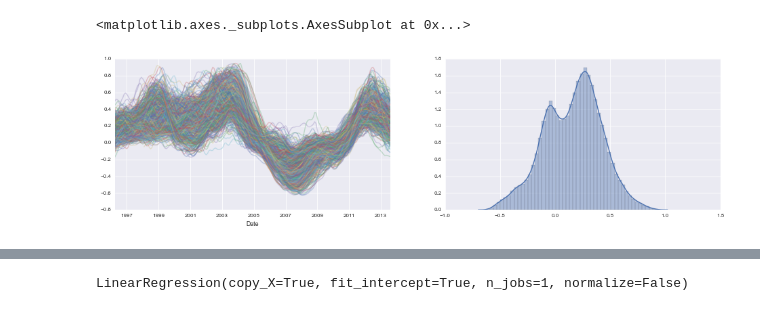
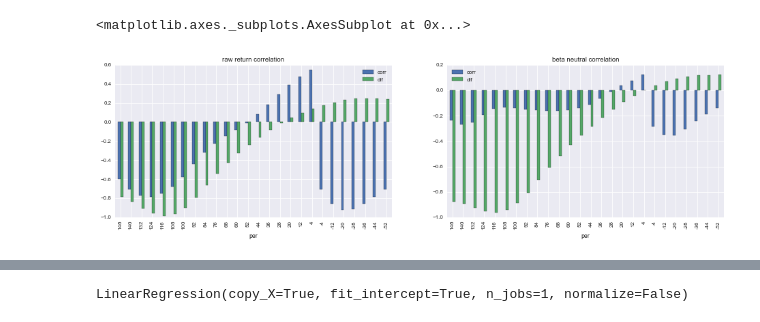
Before and after one commit to rhouck/re, a Jupyter notebook: explore.ipynb, the cells around one changed output, grey strips where cells are left out. Cells and saved outputs as stored; diff of their text form; code cells hidden in the pictures.

Commit message:
beta calcs
fixed bug in get beta neutral returns util
added fwd param in get betas and get beta neutral returns
updated notebook to use new beta calcs
also calcd betas before kalman smoothing

```diff
--- a/explore.ipynb
+++ b/explore.ipynb
@@ -26,4 +27,5 @@ sns.set_context("paper")
 hoods = ut.load_hoods()
 cities = ut.load_cities()
 counties = ut.load_counties()
+states = ut.load_states()
 indicators = ut.load_indicators()
@@ -43,2 +31,0 @@ build cities sale price df
-# %%
-px = ut.load_quandl_data('hoods','A')
@@ -53,0 +32,9 @@ px.ix[-100:,-50:].plot(alpha=.3, legend=False)
+# %%
+px_us = ut.load_quandl_data('regions','A').ix[:,0]
+px_ca = ut.load_quandl_data('states','A').ix[:,0]
+px_h = ut.load_quandl_data('hoods','A')
+
+px_h = (px_h
+        .fillna(method='bfill', limit=3)
+        .fillna(method='ffill', limit=3)
+        .dropna(axis=1))
@@ -53,0 +70,11 @@ px.ix[-100:,-50:].plot(alpha=.3, legend=False)
+# %%
+fig, axes = plt.subplots(ncols=2, nrows=2, figsize=(FIG_WIDTH*2, FIG_HEIGHT*2))
+fig.suptitle('raw vs neutralized returns')
+
+fwd_ret = ut.get_forward_return(px_h, periods=RET_PER)
+fwd_ret.plot(legend=False, alpha=.1, ax=axes[0,0], title='raw returns')
+sns.distplot(fwd_ret.stack(), ax=axes[0,1]).set_title('raw returns dist')
+
+fwd_ret_nt = ut.get_beta_neutral_returns(px_h, px_ca, RET_PER, fwd=True)
+fwd_ret_nt.plot(legend=False, alpha=.1, ax=axes[1,0], title='beta neutral returns')
+sns.distplot(fwd_ret_nt.stack(), ax=axes[1,1]).set_title('beta neutral returns dist')
@@ -54,8 +84,7 @@ px.ix[-100:,-50:].plot(alpha=.3, legend=False)
 # %%
 fig, axes = plt.subplots(ncols=2, figsize=(FIG_WIDTH*2, FIG_HEIGHT))
-fwd_ret = ut.get_forward_return(px, periods=RET_PER)
-fwd_ret.plot(legend=False, alpha=.3, ax=axes[0])
-sns.distplot(fwd_ret.stack())
+ut.lead_lag_corr(px_h, fwd_ret).plot(kind='bar', title='raw return correlation', ax=axes[0])
+ut.lead_lag_corr(px_h, fwd_ret_nt).plot(kind='bar', title='beta neutral correlation', ax=axes[1])
 # %% [output]
 <matplotlib.axes._subplots.AxesSubplot at 0x...>
-[figure, old version]
+[figure, new version]
```
Also changed, not shown: parts of 23 cells of this notebook, 1 other file.
